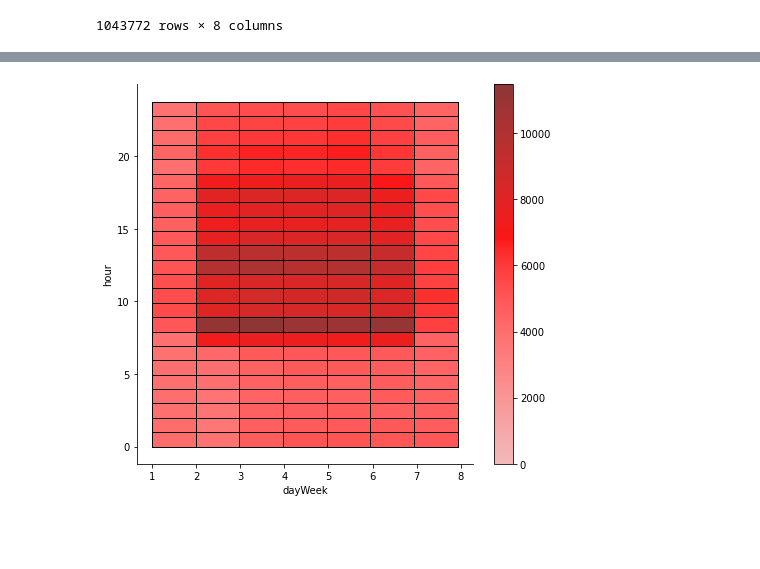
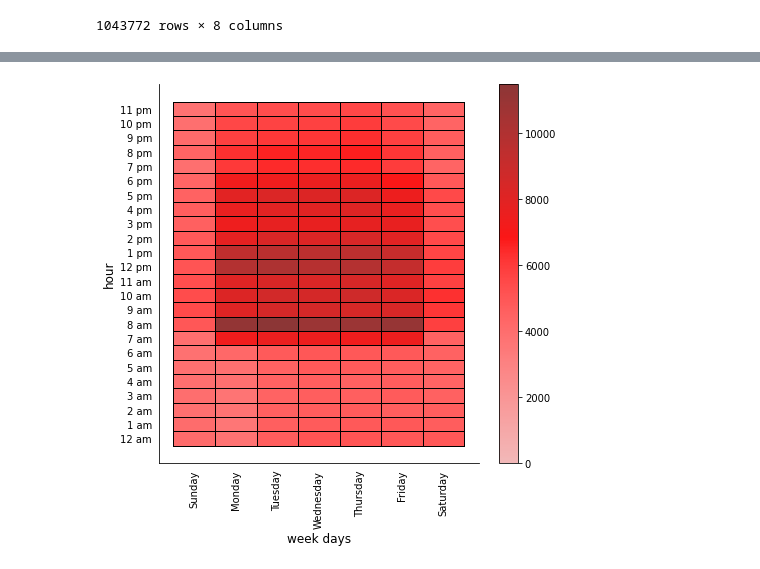
Before and after one commit to marcjmccoy/DATA624_HW4, a Jupyter notebook: hw4_week5 .ipynb, the cells around one changed output, grey strips where cells are left out. Saved outputs shown, nothing was run; the diff lists cells and outputs as text; code cells hidden in the pictures; blank space fills up the shorter version.

```diff
--- a/hw4_week5 .ipynb
+++ b/hw4_week5 .ipynb
@@ -143,13 +138,33 @@ Create a bivarate histogram to display the number of births per hour and week da
 
 
 <img title="birthsDays" src="birthsDays.png" width="500">
-# %%
-df_3 = weightData.groupby(['dayWeek', 'hour']).size().reset_index(name='count')
-
-sns.displot(data=df_3, x="dayWeek", y="hour", weights="count", cbar=True, color='r', height=6, aspect=1.1, binwidth=(0.99, 0.99), edgecolor="black", linewidth=0.5, kind="hist")
-plt.tight_layout()
-# %% [output]
-[figure, removed]
+# %%
+weightData = pd.read_csv('weightData.csv') #reload data for every question
+
+df_3 = weightData.groupby(['dayWeek', 'hour']).size().reset_index(name='count') #wrangle count data
+
+day = {2:'Monday', 3:'Tuesday', 4:'Wednesday', 5:'Thursday', 6:'Friday', 7:'Saturday', 1:'Sunday'}
+df_3['day_of_week'] = df_3['dayWeek'].apply(lambda x: day[x])
+
+hour = {0:'12 am', 1:'1 am', 2:'2 am', 3:'3 am', 4:'4 am', 5:'5 am', 6:'6 am', 7:'7 am',
+        8:'8 am', 9:'9 am', 10:'10 am', 11:'11 am', 12:'12 pm', 13:'1 pm', 14:'2 pm', 15:'3 pm',
+        16:'4 pm', 17:'5 pm', 18:'6 pm', 19:'7 pm', 20:'8 pm', 21:'9 pm', 22:'10 pm', 23:'11 pm', 24:'12 pm'}
+df_3['hour_of_day'] = df_3['hour'].apply(lambda x: hour[x])
+
+dayBins = np.linspace(weightData['dayWeek'].min(), weightData['dayWeek'].max()+1, ( weightData['dayWeek'].max() - weightData['dayWeek'].min() )+2) - 0.5
+hourBins = np.linspace(weightData['hour'].min()+1, weightData['hour'].max()+1, ( weightData['hour'].max() - weightData['hour'].min() )+1) - 0.5
+
+ax = sns.displot(data=df_3, x="day_of_week", y="hour_of_day", weights="count", cbar=True, color='red', height=6, aspect=1.1, bins=(dayBins, hourBins), edgecolor="black", linewidth=0.8, kind="hist")
+plt.ylim(reversed(plt.ylim()))
+
+locs, labels = plt.xticks()
+plt.setp(labels, rotation=90)
+plt.xlabel('week days', fontsize=12)
+plt.ylabel('hour', fontsize=12)
+plt.tick_params(left=False, bottom=False)
+plt.show()
+# %% [output]
+[figure, added]
 # %% [markdown]
 # Boxplot [22 pts]
 
```
Also changed, not shown: parts of 9 cells of this notebook.
